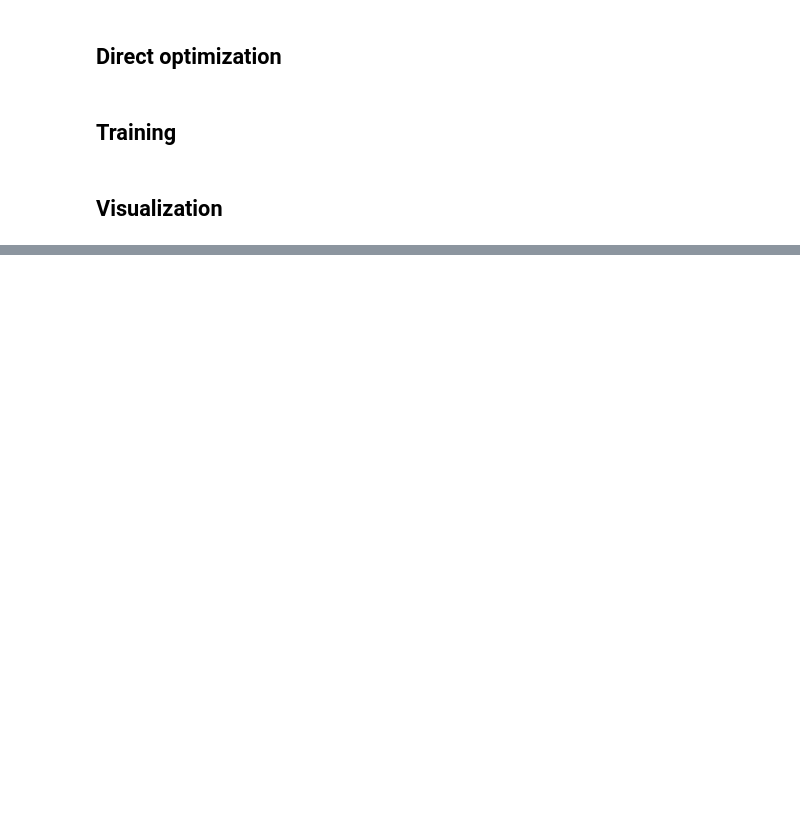
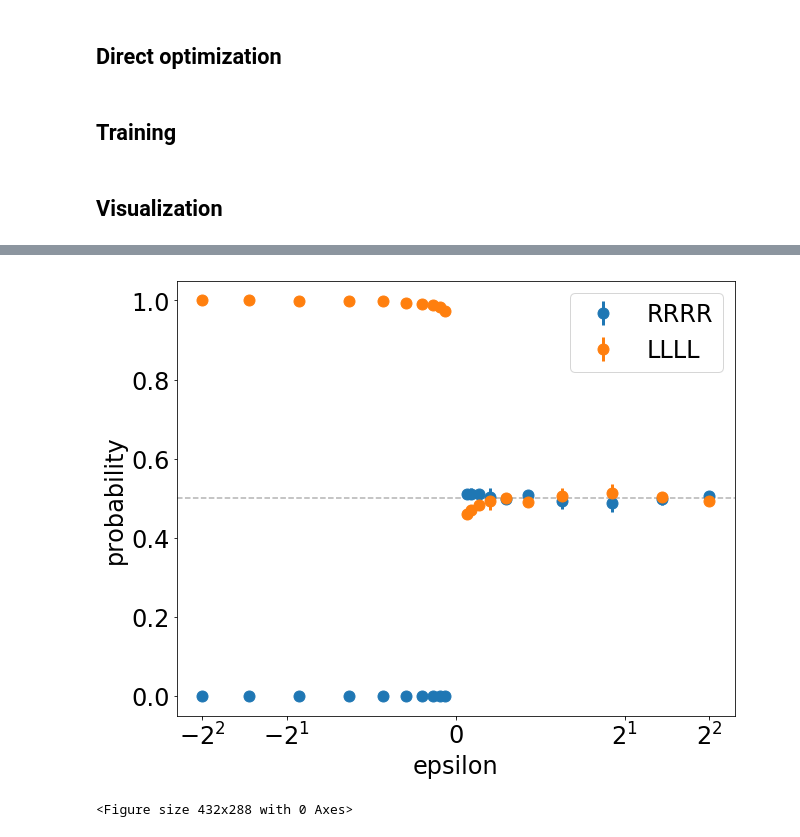
Before and after one commit to GuyLor/Direct-Policy-Gradients, a Jupyter notebook: deep_sea_treasure.ipynb, the cells around one changed output, grey strips where cells are left out. Drawn from its saved outputs; the diff is of its cells as text; code cells hidden in the pictures; blank space fills up the shorter version.

```diff
--- a/deep_sea_treasure.ipynb
+++ b/deep_sea_treasure.ipynb
@@ -659,0 +724,29 @@ for mqv in means_qv:
+# %%
+def plot_probability_of_trajctory(traj1,traj2,title='',filename='new_plot.png'):
+    plt.figure(figsize=(10,8))
+    x1,y1,err1,label1 = traj1
+    x2,y2,err2,label2 = traj2
+    plt.xscale('symlog',basex=2)
+    plt.errorbar(x1,y1,yerr=err1,label=label1,fmt='o',markersize=11,elinewidth=3)
+    plt.errorbar(x2,y2,yerr=err2,label=label2,fmt='o',markersize=11,elinewidth=3)
+
+    plt.axhline(y=0.5, color='k', linestyle='--', alpha=.3)
+    plt.legend(fontsize=24)
+
+    plt.title(title)
+    plt.xticks(fontsize=24)
+    plt.yticks(fontsize=24)
+    plt.xlabel('epsilon',fontsize=24)
+    plt.ylabel('probability',fontsize=24)
+    plt.savefig(filename)
+    plt.show()
+    plt.clf()
+# %%
+mean_r,mean_l = zip(*means_probs)
+std_r,std_l = zip(*std_probs)
+traj1 = (epsilons,mean_r,std_r,'RRRR')
+traj2 = (epsilons,mean_l,std_l,'LLLL')
+plot_probability_of_trajctory(traj1,traj2,filename='probs_of_trajectories.png')
+# %% [output]
+[figure, added]
+<Figure size 432x288 with 0 Axes>
```
Also changed, not shown: parts of 16 cells of this notebook, 10 other files.
